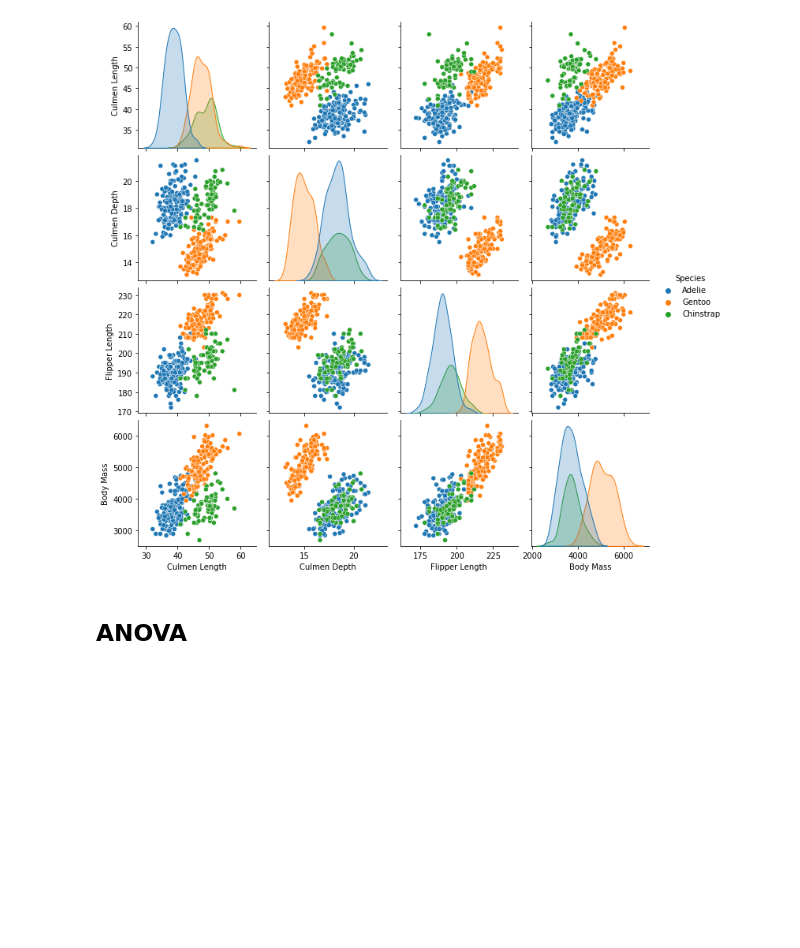
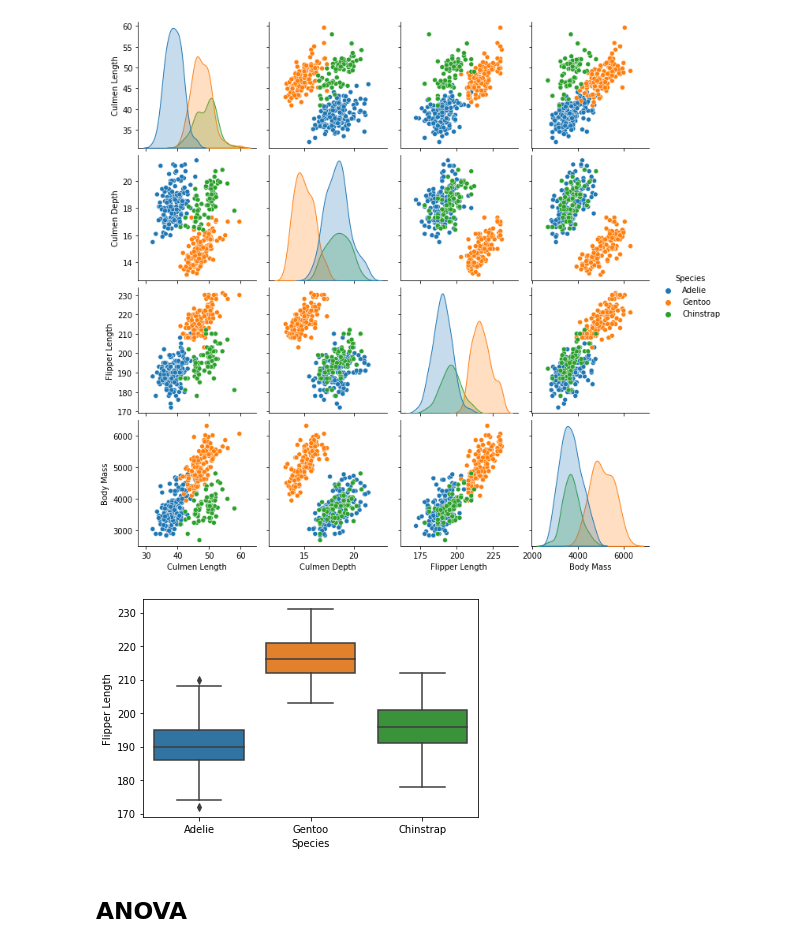
Before and after one commit to fod/machine-learning-statistics, a Jupyter notebook: scipy-stats.ipynb, the cells around one changed output. Drawn from its saved outputs; the diff is of its cells as text; code cells hidden in the pictures; blank space fills up the shorter version.

```diff
--- a/scipy-stats.ipynb
+++ b/scipy-stats.ipynb
@@ -70,5 +70,9 @@ else:
 sns.pairplot(penguins, hue='Species');
 # %% [output]
 [figure]
+# %%
+sns.boxplot(x='Species', y='Flipper Length', data=penguins);
+# %% [output]
+[figure, added]
 # %% [markdown]
 ## ANOVA
```
Also changed, not shown: parts of 1 cell of this notebook, 1 other file.
